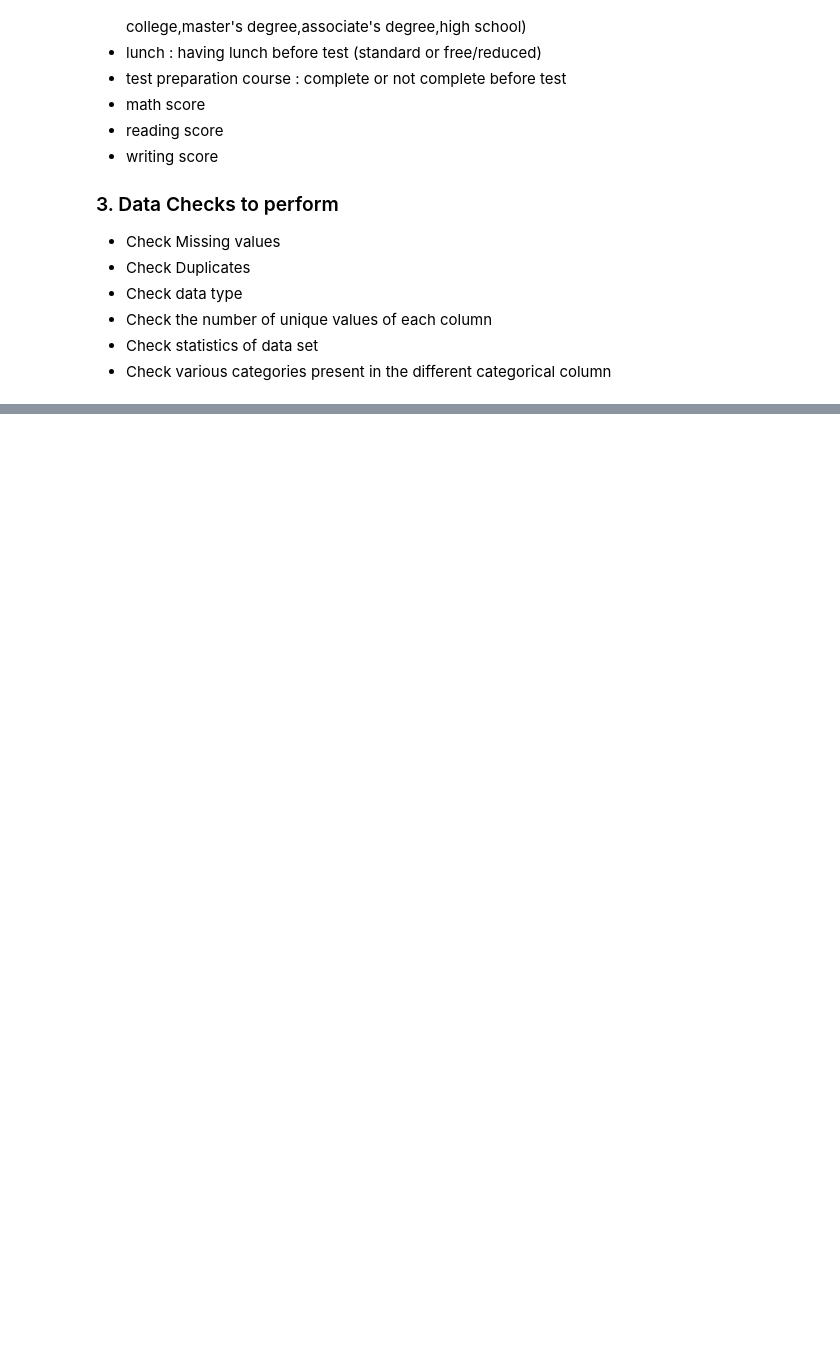
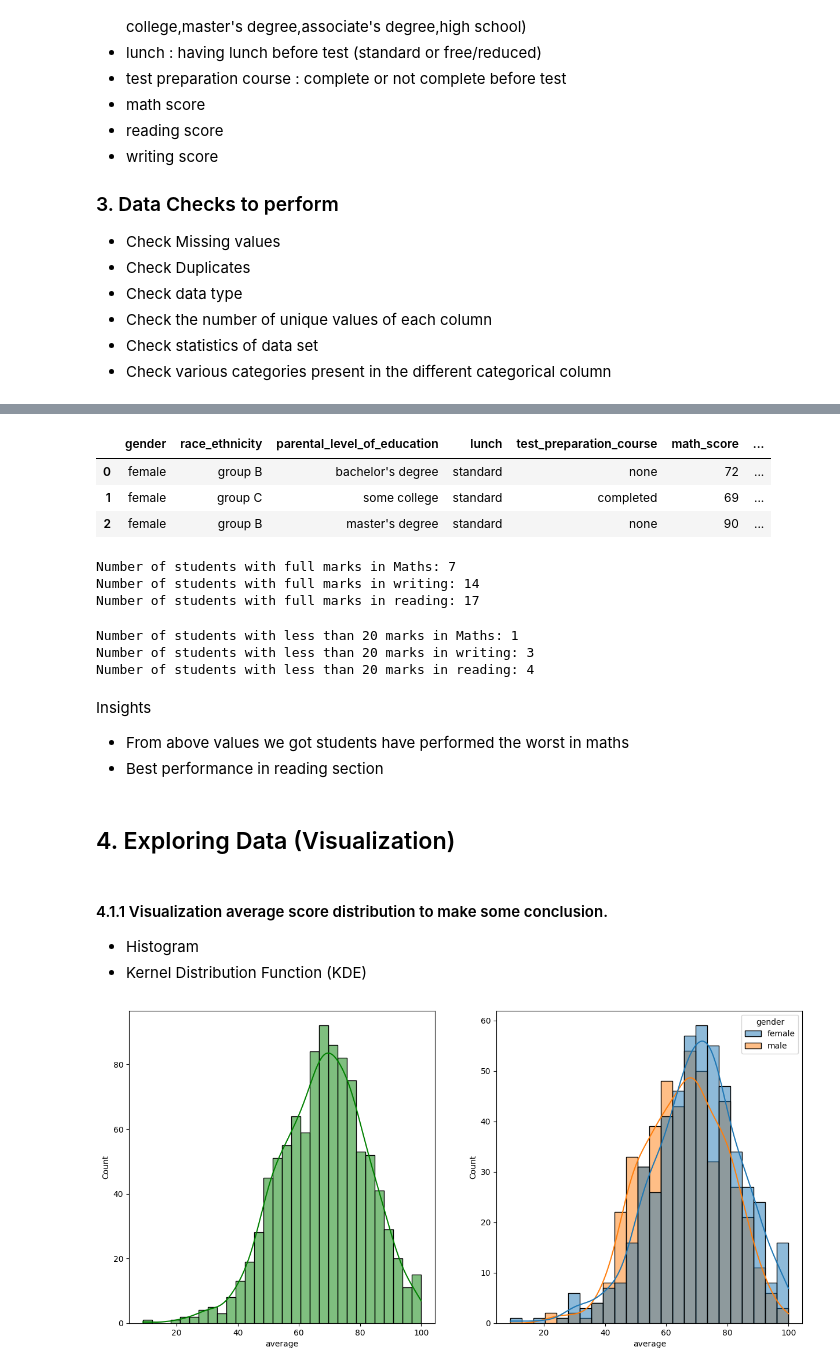
Before and after one commit to rushikeshya/mlproject, a Jupyter notebook: notebook/1. EDA STUDENT PERFORMANCE.ipynb, the cells around one changed output, grey strips where cells are left out. Cells and saved outputs as stored; diff of their text form; code cells hidden in the pictures; blank space fills up the shorter version.

```diff
--- a/notebook/1. EDA STUDENT PERFORMANCE.ipynb
+++ b/notebook/1. EDA STUDENT PERFORMANCE.ipynb
@@ -79,0 +216,57 @@ memory usage: 62.6 KB
+# %%
+df['total_score'] = df['math_score'] + df['reading_score'] + df['writing_score']
+df['average'] = df['total_score'] / 3
+
+df.head(3)
+# %% [output]
+|  | gender | race_ethnicity | parental_level_of_education | lunch | test_preparation_course | math_score | ... |
+| 0 | female | group B | bachelor's degree | standard | none | 72 | ... |
+| 1 | female | group C | some college | standard | completed | 69 | ... |
+| 2 | female | group B | master's degree | standard | none | 90 | ... |
+# %%
+## counts of Full Score of students
+
+reading_full = df[df['reading_score'] == 100]['average'].count()
+writing_full = df[df['writing_score'] == 100]['average'].count()
+math_full = df[df['math_score'] == 100]['average'].count()
+
+print(f"Number of students with full marks in Maths: {math_full}")
+print(f"Number of students with full marks in writing: {writing_full}")
+print(f"Number of students with full marks in reading: {reading_full}")
+# %% [output]
+Number of students with full marks in Maths: 7
+Number of students with full marks in writing: 14
+Number of students with full marks in reading: 17
+# %%
+## Count of score less than 20 marks of students
+reading_less_20 = df[df['reading_score'] <= 20]['average'].count()
+writing_less_20 = df[df['writing_score'] <= 20]['average'].count()
+math_less_20 = df[df['math_score'] <= 20]['average'].count()
+
+print(f"Number of students with less than 20 marks in Maths: {reading_less_20}")
+print(f"Number of students with less than 20 marks in writing: {writing_less_20}")
+print(f"Number of students with less than 20 marks in reading: {math_less_20}")
+# %% [output]
+Number of students with less than 20 marks in Maths: 1
+Number of students with less than 20 marks in writing: 3
+Number of students with less than 20 marks in reading: 4
+# %% [markdown]
+Insights
+- From above values we got students have performed the worst in maths
+- Best performance in reading section
+# %% [markdown]
+## 4. Exploring Data (Visualization)
+# %% [markdown]
+#### 4.1.1 Visualization average score distribution to make some conclusion.
+- Histogram
+- Kernel Distribution Function (KDE)
+# %%
+fig, axs = plt.subplots(1,2, figsize=(15,7))
+plt.subplot(1,2,1)
+sns.histplot(data=df, x='average', bins=30, kde=True,color='g')
+
+plt.subplot(1,2,2)
+sns.histplot(data=df, x='average', kde=True, hue='gender')
+plt.show()
+# %% [output]
+[figure, added]
```
Also changed, not shown: parts of 35 cells of this notebook, 2 other files.
